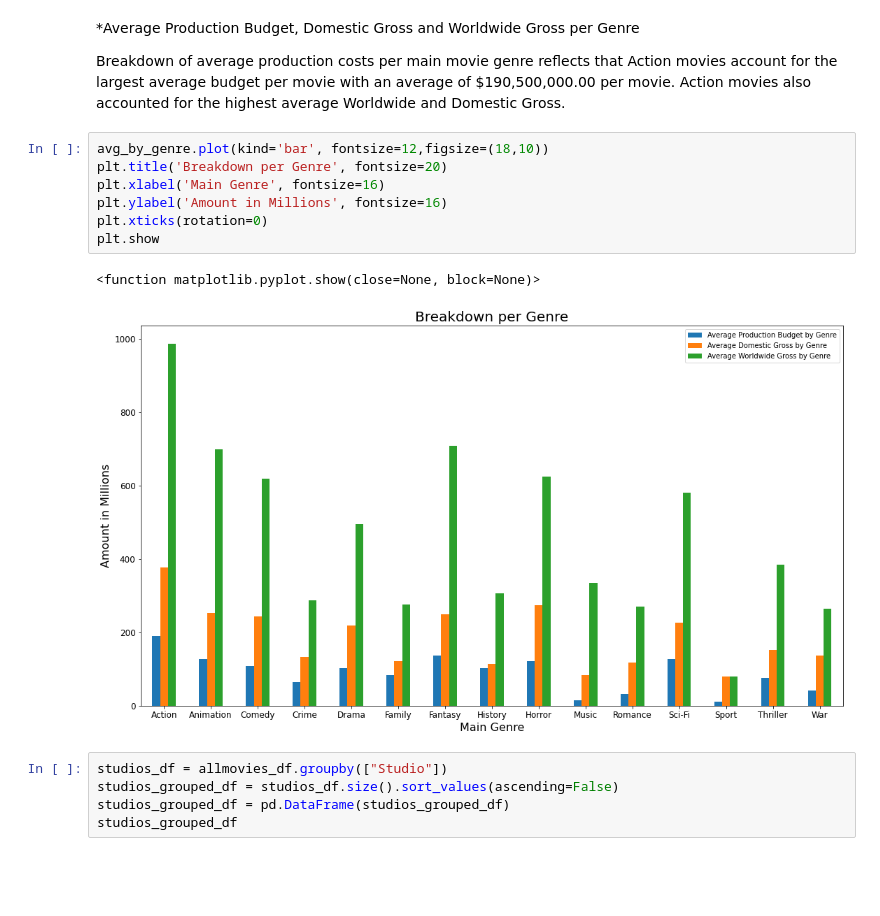
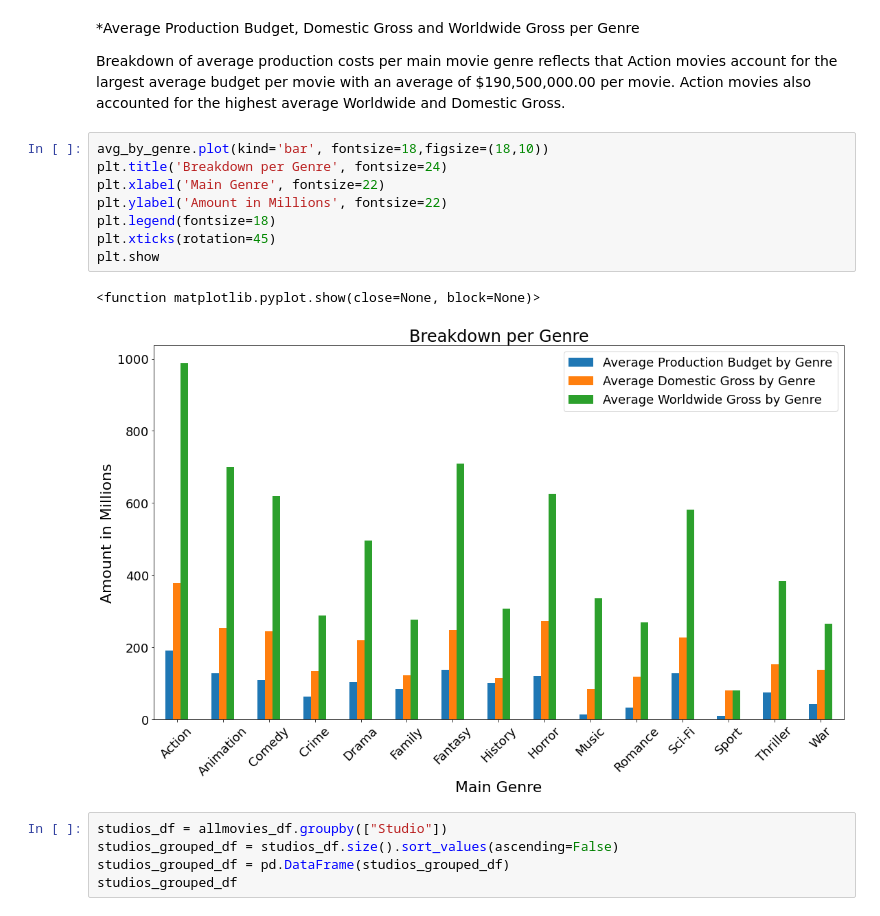
Before and after one commit to annied222/Project_1, a Jupyter notebook: pie_charts.ipynb, the cells around one changed output. Drawn from its saved outputs; the diff is of its cells as text; blank space fills up the shorter version.

Commit message:
changed pie to bar for avg budget per action genre, updated fontsizes

```diff
--- a/pie_charts.ipynb
+++ b/pie_charts.ipynb
@@ -59,15 +59,16 @@ avg_by_genre
 
 Breakdown of average production costs per main movie genre reflects that Action movies account for the largest average budget per movie with an average of $190,500,000.00 per movie. Action movies also accounted for the highest average Worldwide and Domestic Gross.
 # %%
-avg_by_genre.plot(kind='bar', fontsize=12,figsize=(18,10))
-plt.title('Breakdown per Genre', fontsize=20)
-plt.xlabel('Main Genre', fontsize=16)
-plt.ylabel('Amount in Millions', fontsize=16)
-plt.xticks(rotation=0)
+avg_by_genre.plot(kind='bar', fontsize=18,figsize=(18,10))
+plt.title('Breakdown per Genre', fontsize=24)
+plt.xlabel('Main Genre', fontsize=22)
+plt.ylabel('Amount in Millions', fontsize=22)
+plt.legend(fontsize=18)
+plt.xticks(rotation=45)
 plt.show
 # %% [output]
 <function matplotlib.pyplot.show(close=None, block=None)>
-[figure, old version]
+[figure, new version]
 # %%
 studios_df = allmovies_df.groupby(["Studio"])
 studios_grouped_df = studios_df.size().sort_values(ascending=False)
```
Also changed, not shown: parts of 4 cells of this notebook.
